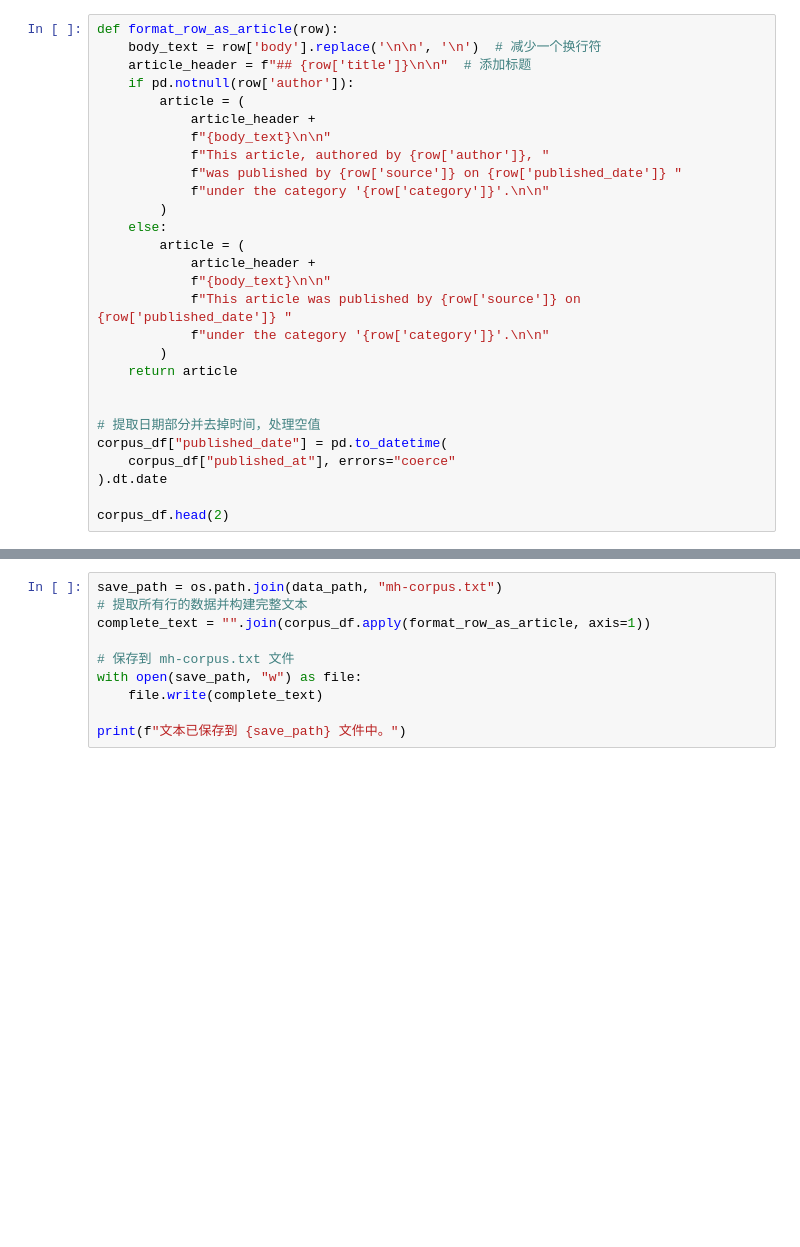
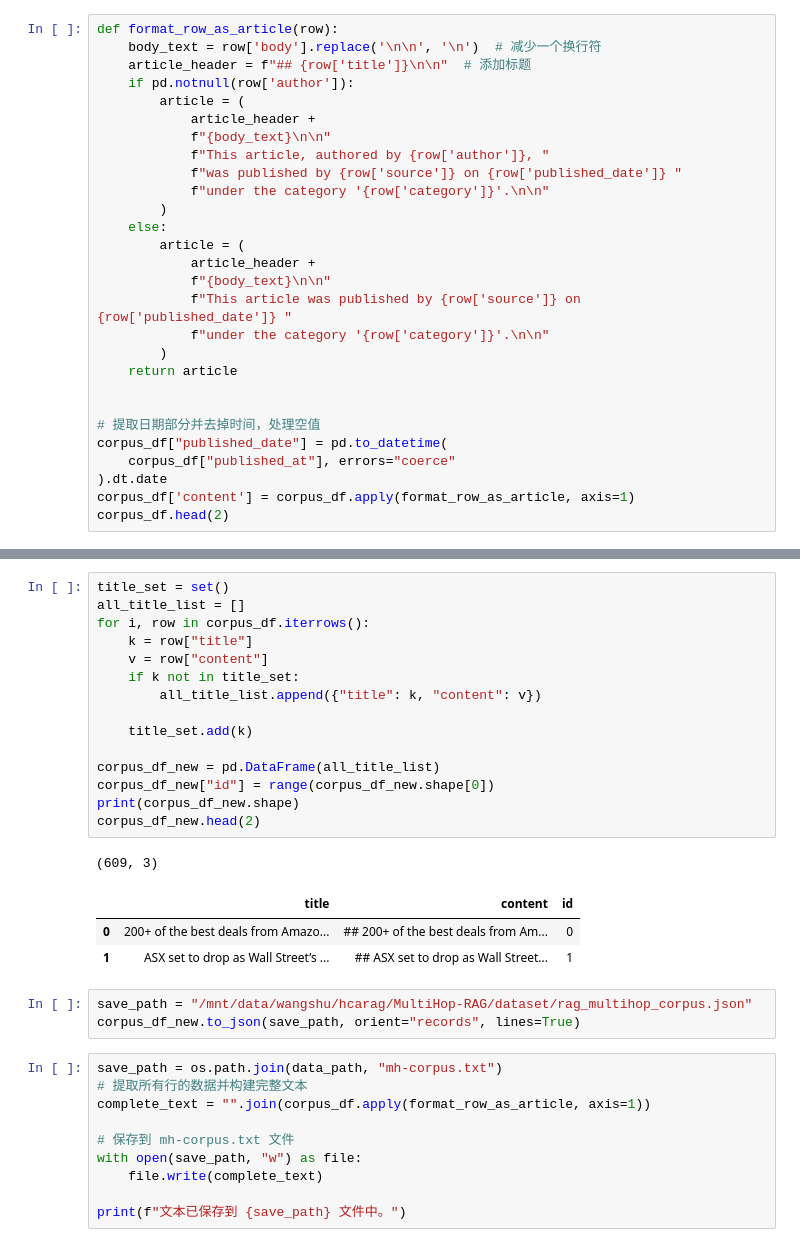
Before and after one commit to sam234990/ArchRAG, a Jupyter notebook: dataset/multihop/process.ipynb, the cells around one changed output, grey strips where cells are left out. Cells and saved outputs as stored; diff of their text form; blank space fills up the shorter version.

```diff
--- a/dataset/multihop/process.ipynb
+++ b/dataset/multihop/process.ipynb
@@ -42,6 +42,6 @@ def format_row_as_article(row):
 corpus_df["published_date"] = pd.to_datetime(
     corpus_df["published_at"], errors="coerce"
 ).dt.date
-
+corpus_df['content'] = corpus_df.apply(format_row_as_article, axis=1)
 corpus_df.head(2)
 # %% [output]
@@ -51,3 +51,26 @@ corpus_df.head(2)
+# %%
+title_set = set()
+all_title_list = []
+for i, row in corpus_df.iterrows():
+    k = row["title"]
+    v = row["content"]
+    if k not in title_set:
+        all_title_list.append({"title": k, "content": v})
+
+    title_set.add(k)
+
+corpus_df_new = pd.DataFrame(all_title_list)
+corpus_df_new["id"] = range(corpus_df_new.shape[0])
+print(corpus_df_new.shape)
+corpus_df_new.head(2)
+# %% [output]
+(609, 3)
+|  | title | content | id |
+| 0 | 200+ of the best deals from Amazo... | ## 200+ of the best deals from Am... | 0 |
+| 1 | ASX set to drop as Wall Street’s ... | ## ASX set to drop as Wall Street... | 1 |
+# %%
+save_path = "/mnt/data/wangshu/hcarag/MultiHop-RAG/dataset/rag_multihop_corpus.json"
+corpus_df_new.to_json(save_path, orient="records", lines=True)
 # %%
 save_path = os.path.join(data_path, "mh-corpus.txt")
 # 提取所有行的数据并构建完整文本
```
Also changed, not shown: parts of 1 cell of this notebook, 31 other files.
